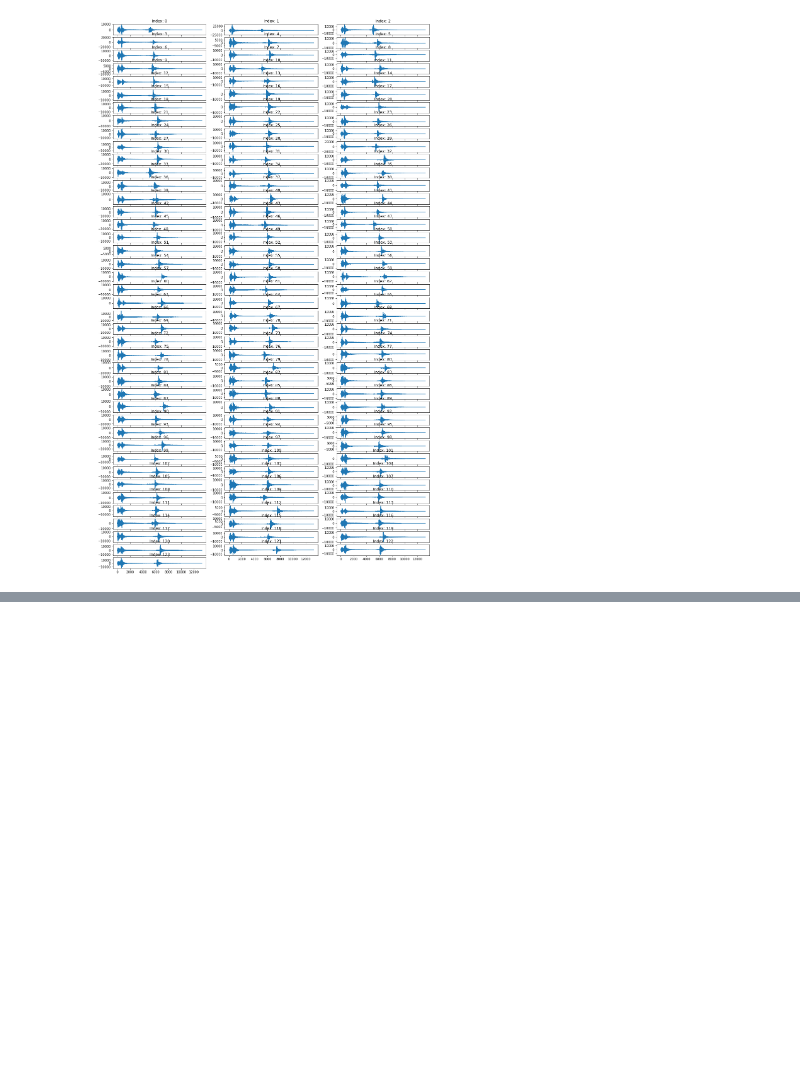
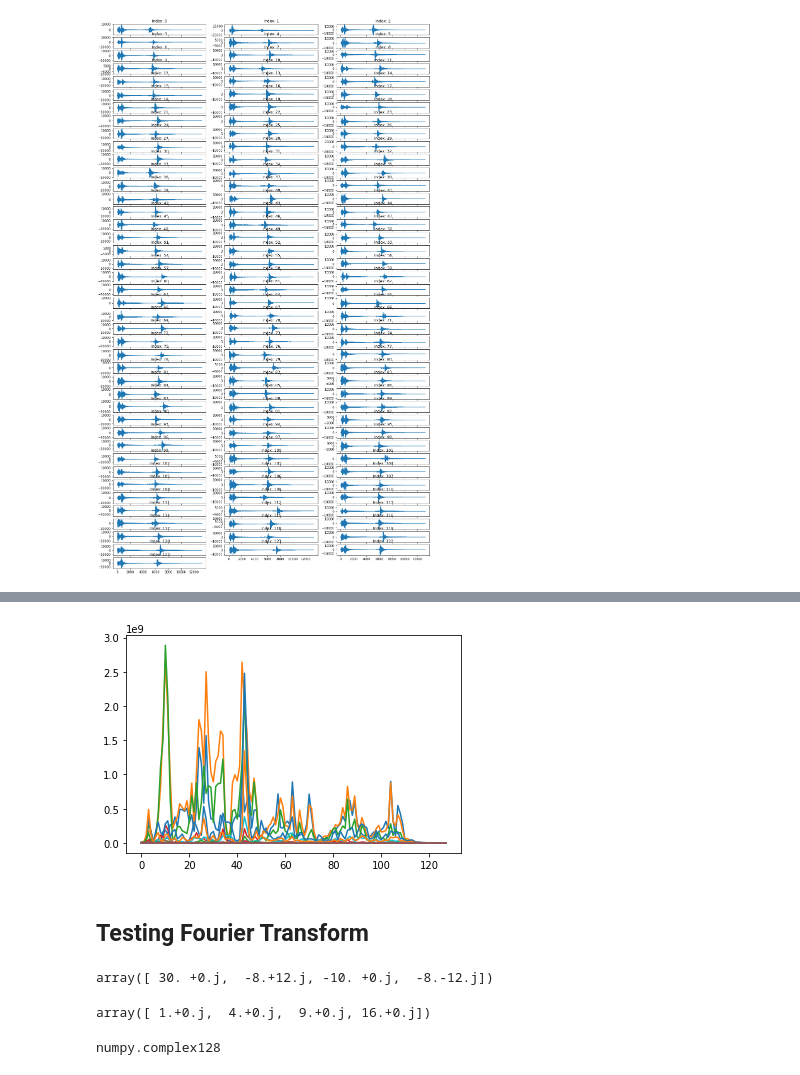
Before and after one commit to shoyo/acoustic-keylogger, a Jupyter notebook: src/keystroke_feature_extraction.ipynb, the cells around one changed output, grey strips where cells are left out. Saved outputs shown, nothing was run; the diff lists cells and outputs as text; code cells hidden in the pictures; blank space fills up the shorter version.

```diff
--- a/src/keystroke_extraction.ipynb
+++ b/src/keystroke_feature_extraction.ipynb
@@ -32,0 +39,8 @@ plt.show()
+# %%
+sample_melspec = melspectrogram(sample.astype(float))
+plt.plot(sample_melspec)
+plt.show()
+# %% [output]
+[figure, added]
+# %% [markdown]
+## Testing Fourier Transform
@@ -32,0 +49,13 @@ plt.show()
+# %%
+vec_fft = np.fft.fft(vec)
+vec_fft
+# %% [output]
+array([ 30. +0.j,  -8.+12.j, -10. +0.j,  -8.-12.j])
+# %%
+np.fft.ifft(vec_fft)
+# %% [output]
+array([ 1.+0.j,  4.+0.j,  9.+0.j, 16.+0.j])
+# %%
+type(vec_fft[0])
+# %% [output]
+numpy.complex128
```
Also changed, not shown: parts of 15 cells of this notebook, 1 other file.
